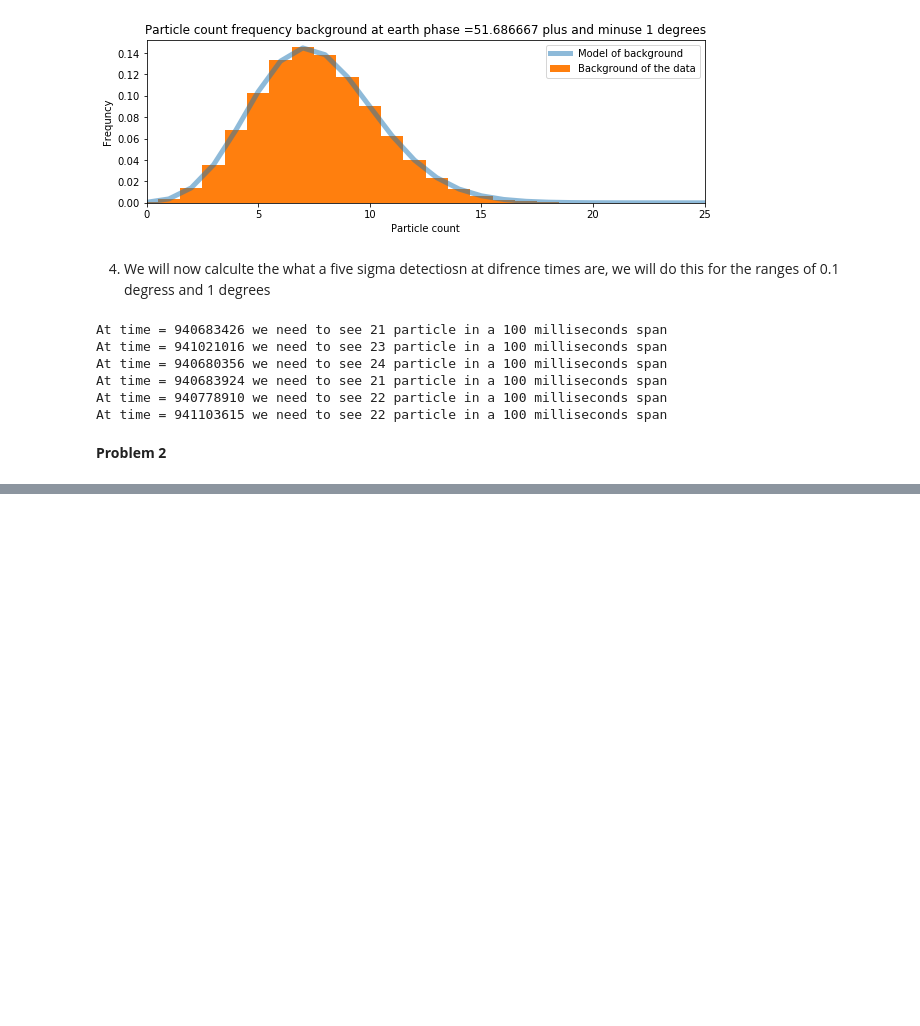
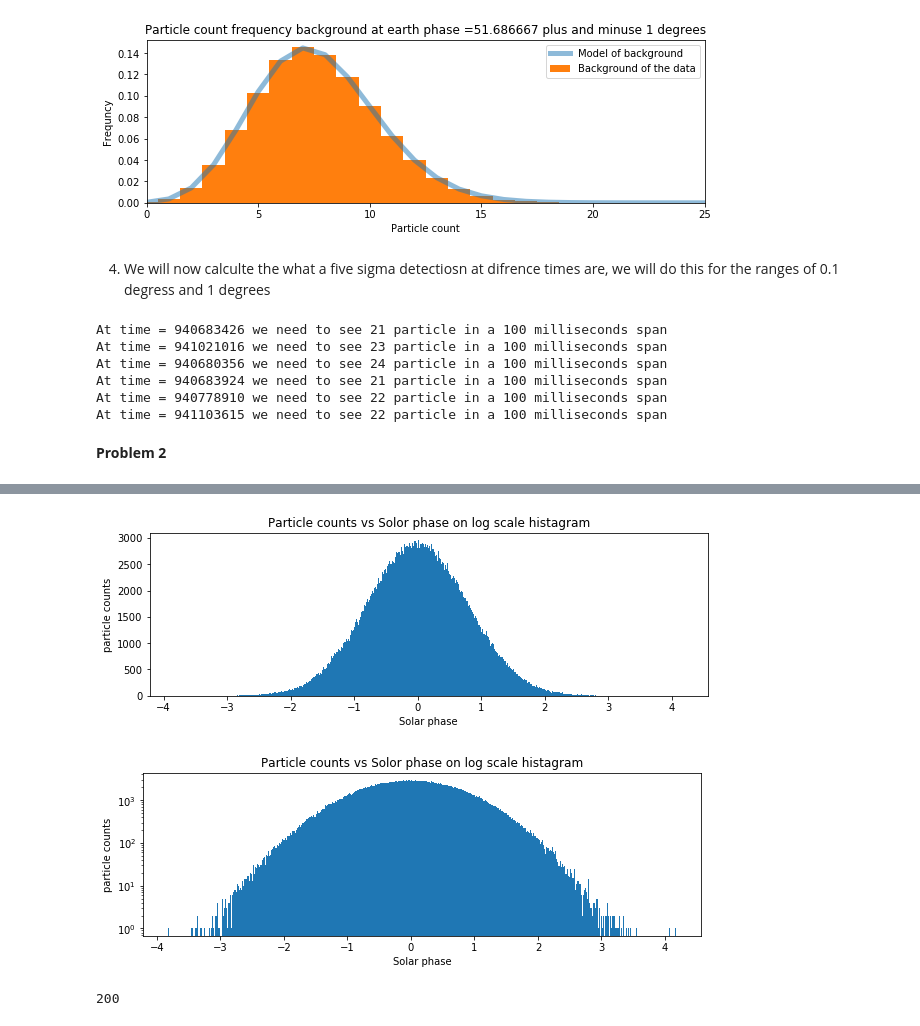
Before and after one commit to GammasBox/phys434Lab, a Jupyter notebook: Lab4.ipynb, the cells around one changed output, grey strips where cells are left out. Saved outputs shown, nothing was run; the diff lists cells and outputs as text; code cells hidden in the pictures; blank space fills up the shorter version.

```diff
--- a/Lab4.ipynb
+++ b/Lab4.ipynb
@@ -317,0 +446,10 @@ c = Data['particle counts']
+# %%
+difImage1 = image1-image2
+difImage2 = image2-image3
+difImage3 = image3-image4
+difImage4 = image4-image5
+difImage5 = image5-image6
+difImage6 = image6-image7
+difImage7 = image7-image8
+difImage8 = image8-image9
+difImage9 = image9-image10
@@ -317,0 +489,28 @@ c = Data['particle counts']
+# %%
+plt.rcParams["figure.figsize"] = (10,3)
+
+
+
+
+
+plt.hist(diffAll, bins=500)
+plt.xlabel('Solar phase')
+plt.ylabel('particle counts')
+plt.title('Particle counts vs Solor phase on log scale histagram')
+
+#plt.yscale('log')
+plt.show()
+plt.hist(diffAll,bins=500)
+plt.xlabel('Solar phase')
+plt.ylabel('particle counts')
+plt.title('Particle counts vs Solor phase on log scale histagram')
+
+plt.yscale('log')
+plt.show()
+# %% [output]
+[figure, added]
+[figure, added]
+# %%
+numpy.mean(diffAll)
+# %% [output]
+200
```
Also changed, not shown: parts of 19 cells of this notebook.
